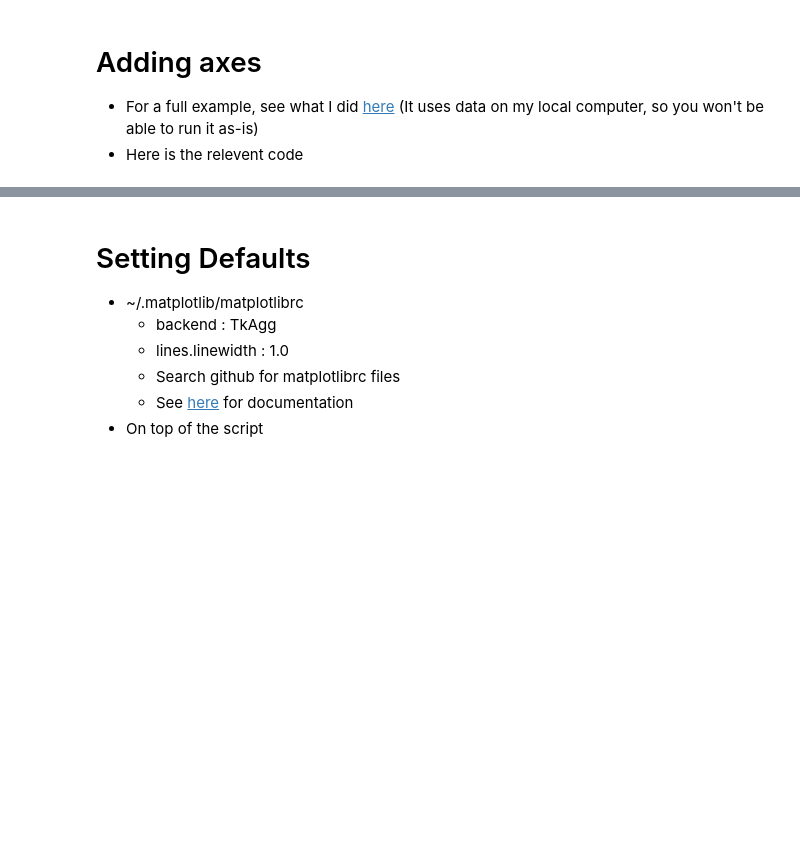
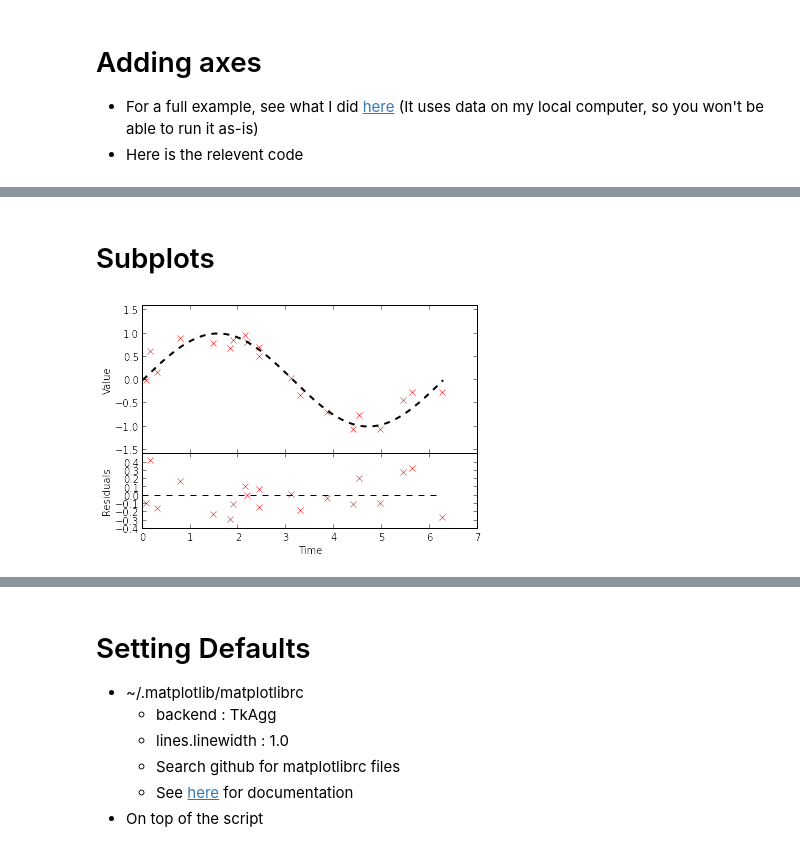
Before and after one commit to OttoStruve/GSPSmaterials, a Jupyter notebook: Kevin-Mar2015/Plotting in Python.ipynb, the cells around one changed output, grey strips where cells are left out. Cells and saved outputs as stored; diff of their text form; code cells hidden in the pictures; blank space fills up the shorter version.

Commit message:
Updated with subplots and a bit more bokeh information

```diff
--- a/Kevin-Mar2015/Plotting in Python.ipynb
+++ b/Kevin-Mar2015/Plotting in Python.ipynb
@@ -120,3 +148,39 @@ def add_top_axis(axis, spt_values=('M5', 'M0', 'K5', 'K0', 'G5', 'G0')):
     return top
 # %% [markdown]
 <img src="Images/DoubleAxes.svg" width="1000" >
+# %% [markdown]
+# Subplots
+# %%
+from matplotlib import gridspec
+
+xfull = np.arange(0, 2.0*np.pi, 0.01)
+xdata = np.random.random(size=20)* 2.0 * np.pi
+yfull = np.sin(x)
+ydata = np.sin(xdata) + np.random.normal(scale=0.2, size=xdata.size)
+
+fig = pylab.figure()
+gs = gridspec.GridSpec(2, 1, height_ratios=[3, 1.5])
+top = plt.subplot(gs[0])
+top.plot(xdata, ydata, 'rx')
+top.plot(xfull, yfull, 'k--', lw=2)
+bottom = plt.subplot(gs[1])
+bottom.plot(xdata, ydata-np.sin(xdata), 'rx', lw=2)
+bottom.plot(xfull, np.zeros(xfull.size), 'k--')
+
+bottom.set_xlabel('Time')
+bottom.set_ylabel('Residuals')
+top.set_ylabel('Value')
+
+# Save the figure before making it look prettier
+plt.savefig('Images/sinplot_resid_basic.svg')
+
+# Now, Make it look prettier
+top.set_xticklabels([])  # Remove tick labels on the x axis
+fig.subplots_adjust(hspace=0)  # Remove space between subplots
+top.set_xlim(bottom.get_xlim())  # Make sure the x-limits are the same
+bottom.set_yticks(bottom.get_yticks()[:-1])  # Remove the top y tick, which overlaps with the bottom one of the top plot
+top.set_ylim((-1.6, 1.6))
+
+plt.savefig('Images/sinplot_resid_nice.svg')
+# %% [output]
+[figure, added]
```
Also changed, not shown: parts of 19 cells of this notebook.
